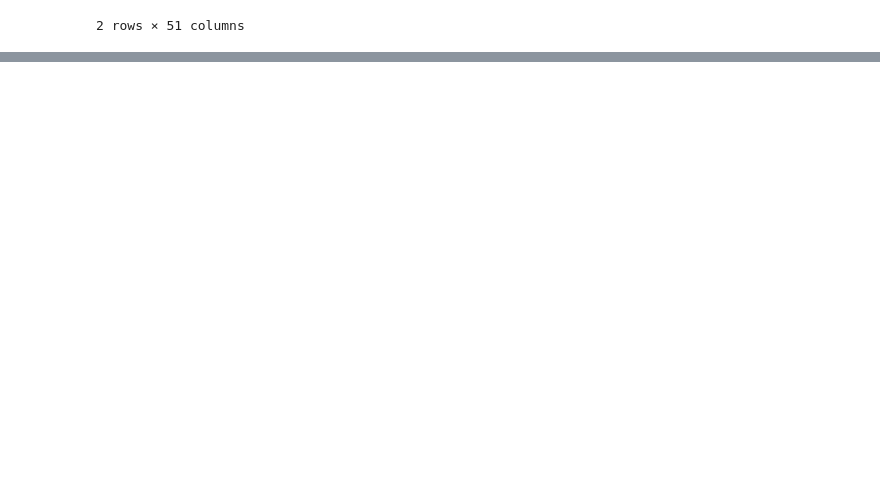
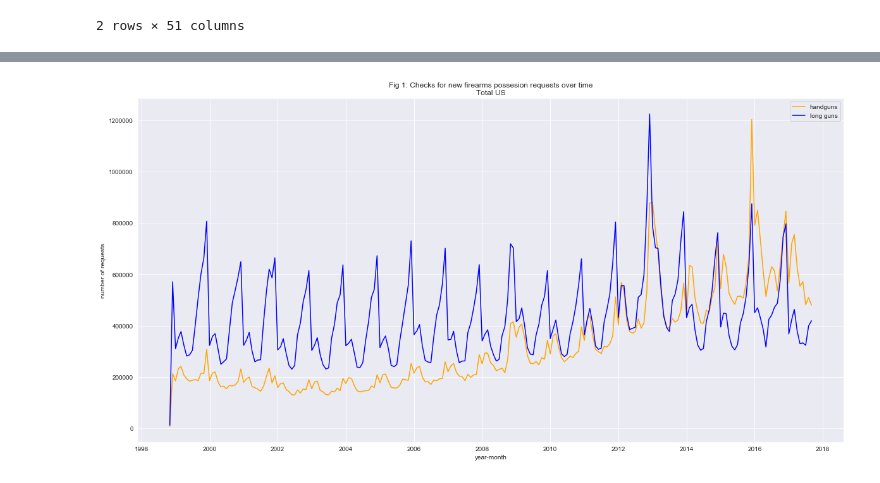
Before and after one commit to annapedroni/DAND_P2, a Jupyter notebook: investigate-US-gun-data.ipynb, the cells around one changed output, grey strips where cells are left out. Saved outputs shown, nothing was run; the diff lists cells and outputs as text; code cells hidden in the pictures; blank space fills up the shorter version.

Commit message:
add plots

```diff
--- a/investigate-US-gun-data.ipynb
+++ b/investigate-US-gun-data.ipynb
@@ -50,6 +50,8 @@ import numpy as np
 import pandas as pd
 import matplotlib.pyplot as plt
 %matplotlib inline
+import seaborn as sns
+sns.set_style('darkgrid')
 # %% [markdown]
 <a id='wrangling'></a>
 ## Data Wrangling
@@ -200,0 +193,3 @@ df_gun.head()
+# %%
+df_gun_clean = df_gun
+df_gun_clean.head()
@@ -364,0 +420,5 @@ df_census.dropna(subset=df_census.columns[2:])
+# %%
+# create two new columns: new_handgun (handgun + private_sale_handgun) and new_long_gun (long_gun + private_sale_long_gun)
+df_gun_clean['new_handgun'] = df_gun_clean.handgun + df_gun_clean.private_sale_handgun
+df_gun_clean['new_long_gun'] = df_gun_clean.long_gun + df_gun_clean.private_sale_long_gun
+df_gun_clean.head(2)
@@ -364,0 +430,4 @@ df_census.dropna(subset=df_census.columns[2:])
+# %%
+# aggregate states by month, adding up or two new columns
+gun_over_time = df_gun_clean[['month', 'new_handgun', 'new_long_gun']].groupby('month').sum()
+gun_over_time.head()
@@ -364,0 +442,15 @@ df_census.dropna(subset=df_census.columns[2:])
+# %%
+# create the line plot
+x = gun_over_time.index # month on the x axis
+handguns = gun_over_time.new_handgun
+long_guns = gun_over_time.new_long_gun
+
+plt.subplots(figsize=(20,10))
+plt.plot(x, handguns, color='orange', label='handguns')
+plt.plot(x, long_guns, color='blue', label='long guns')
+plt.title('Fig 1: Checks for new firearms possesion requests over time\nTotal US')
+plt.xlabel('year-month')
+plt.ylabel('number of requests')
+plt.legend();
+# %% [output]
+[figure, added]
```
Also changed, not shown: parts of 57 cells of this notebook.
